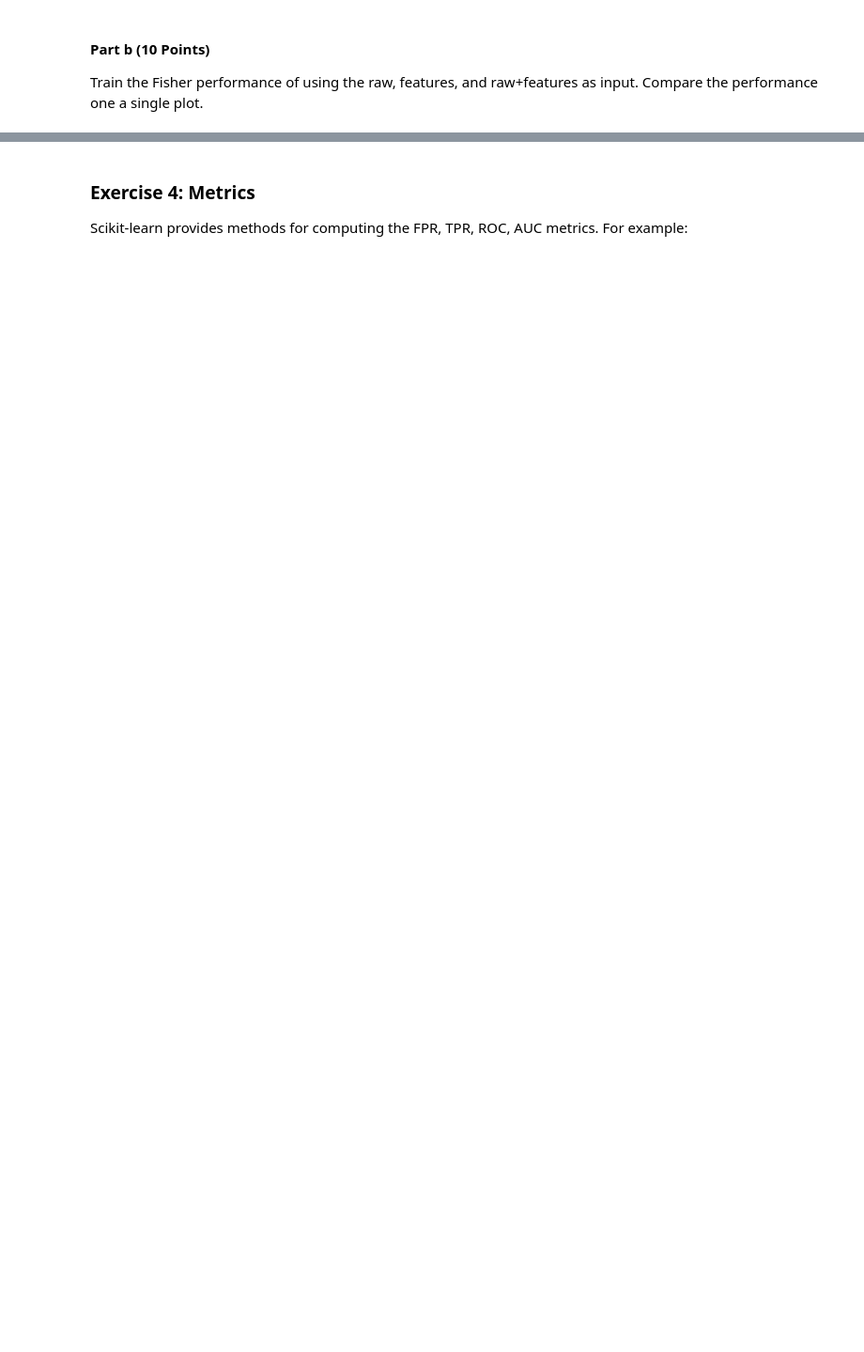
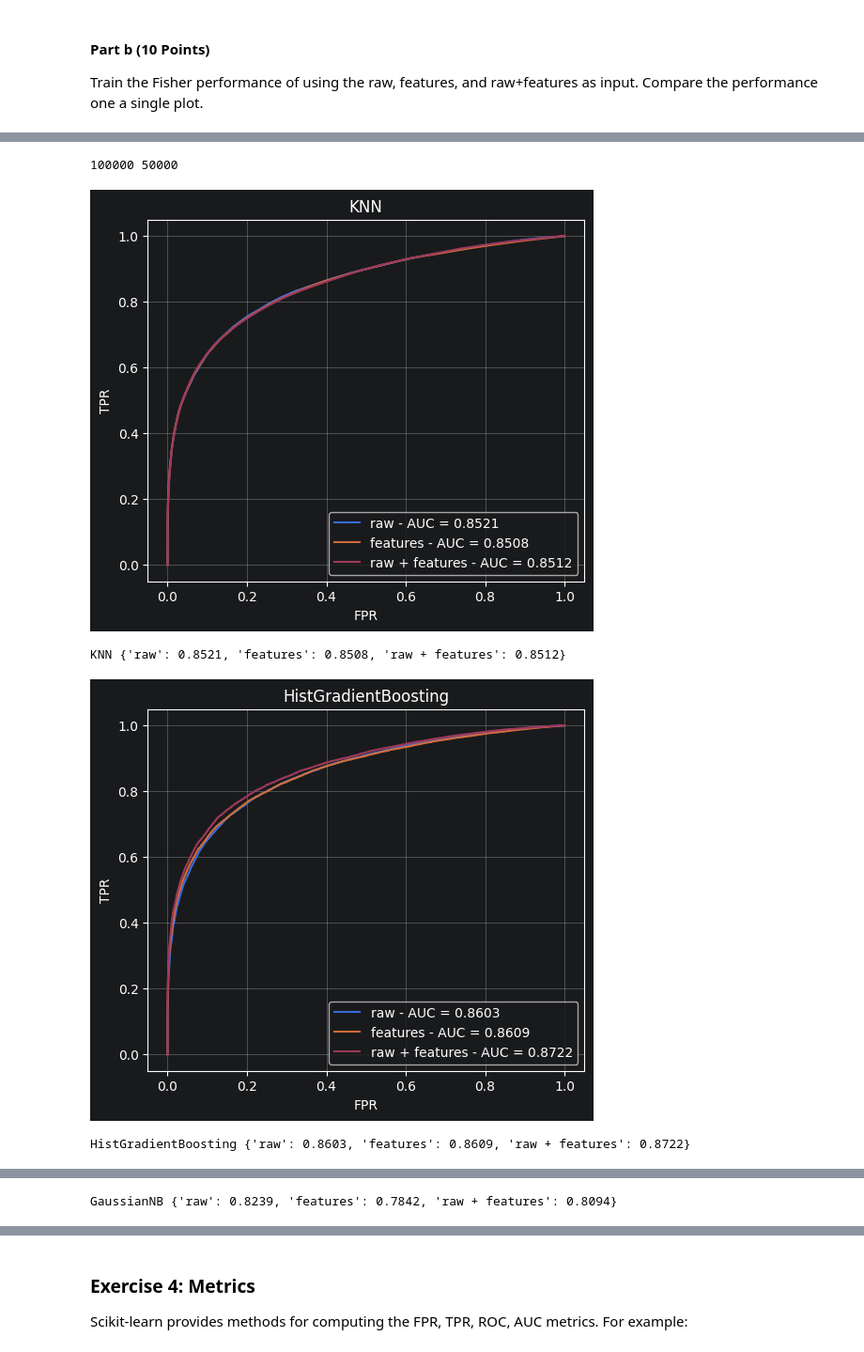
Before and after one commit to radtothebone/data-science-3402, a Jupyter notebook: Lab 8/Herrera_Christian_Lab8.ipynb, the cells around one changed output, grey strips where cells are left out. Shown at 94% size. Drawn from its saved outputs; the diff is of its cells as text; code cells hidden in the pictures; blank space fills up the shorter version.

```diff
--- a/Lab 8/Herrera_Christian_Lab8.ipynb
+++ b/Lab 8/Herrera_Christian_Lab8.ipynb
@@ -113,0 +230,66 @@ Use the best method from part c to compute the maximal significance $\sigma_S= \
+# %%
+# Part B
+from sklearn.neighbors import KNeighborsClassifier
+from sklearn.ensemble import HistGradientBoostingClassifier
+from sklearn.naive_bayes import GaussianNB
+from sklearn.pipeline import make_pipeline
+from sklearn.preprocessing import StandardScaler
+
+N_Train_Ex3 = 100000
+N_Test_Ex3 = 50000
+
+Train_Ex3 = df[:N_Train_Ex3]
+Test_Ex3 = df[N_Train_Ex3:N_Train_Ex3 + N_Test_Ex3]
+
+y_Train_Ex3 = Train_Ex3['signal']
+y_Test_Ex3 = Test_Ex3['signal']
+
+print(len(Train_Ex3), len(Test_Ex3))
+
+# KNN works off distances, had to used the standard scaler.
+knn = make_pipeline(StandardScaler(), KNeighborsClassifier(n_neighbors=50, n_jobs=-1))
+hgb = HistGradientBoostingClassifier(random_state=0)
+gnb = GaussianNB()
+
+def compare_inputs(clf, name):
+    input_sets = {
+        'raw': RawNames,
+        'features': FeatureNames,
+        'raw + features': VarNames[1:],
+    }
+
+    plt.figure(figsize=(6, 5))
+    aucs = {}
+
+    for label, cols in input_sets.items():
+        clf.fit(Train_Ex3[cols], y_Train_Ex3)
+
+        scores = clf.predict_proba(Test_Ex3[cols])[:, 1]
+
+        fpr, tpr, _ = roc_curve(y_Test_Ex3, scores)
+        roc_auc = auc(fpr, tpr)
+        aucs[label] = round(roc_auc, 4)
+
+        plt.plot(fpr, tpr, label=f'{label} - AUC = {round(roc_auc, 4)}')
+
+    plt.xlabel('FPR')
+    plt.ylabel('TPR')
+    plt.title(name)
+    plt.grid()
+    plt.legend()
+    plt.show()
+
+    print(name, aucs)
+
+    return aucs
+
+
+knn_aucs = compare_inputs(knn, 'KNN')
+hgb_aucs = compare_inputs(hgb, 'HistGradientBoosting')
+gnb_aucs = compare_inputs(gnb, 'GaussianNB')
+# %% [output]
+100000 50000
+[figure, added]
+KNN {'raw': 0.8521, 'features': 0.8508, 'raw + features': 0.8512}
+[figure, added]
+HistGradientBoosting {'raw': 0.8603, 'features': 0.8609, 'raw + features': 0.8722}
@@ -113,0 +297 @@ Use the best method from part c to compute the maximal significance $\sigma_S= \
+GaussianNB {'raw': 0.8239, 'features': 0.7842, 'raw + features': 0.8094}
```
Also changed, not shown: parts of 22 cells of this notebook, 2 other files.
